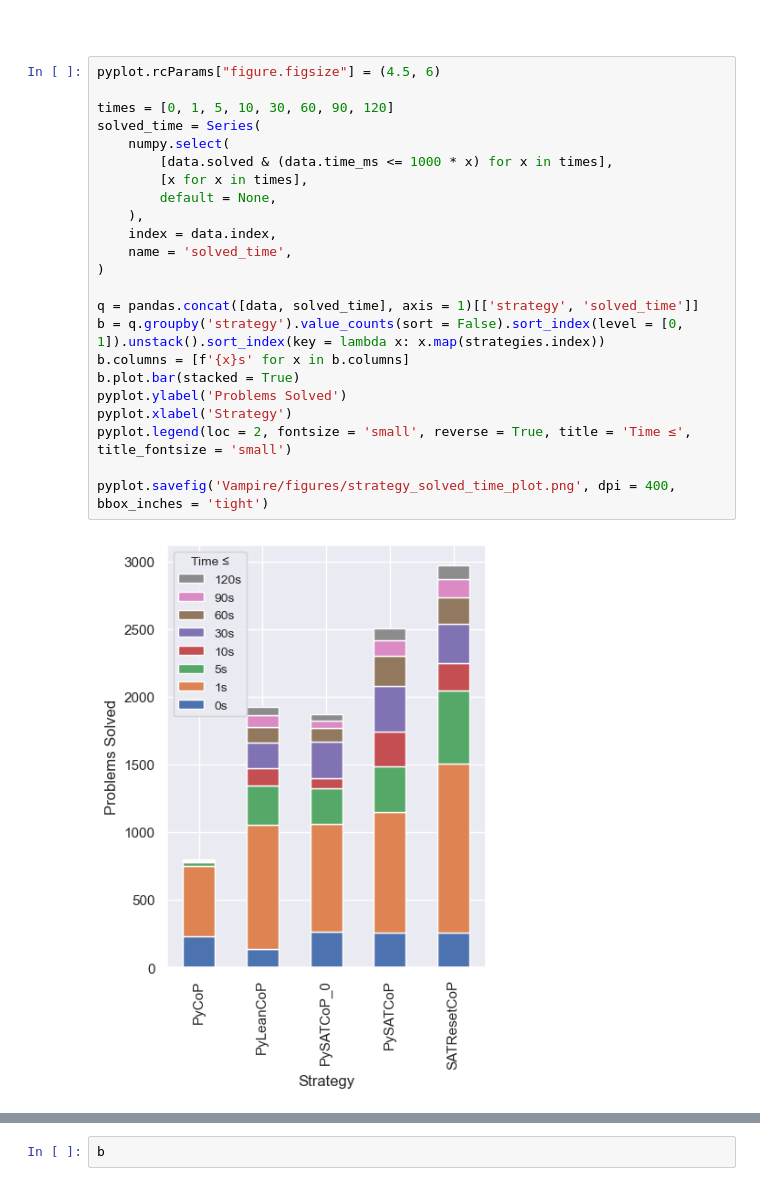
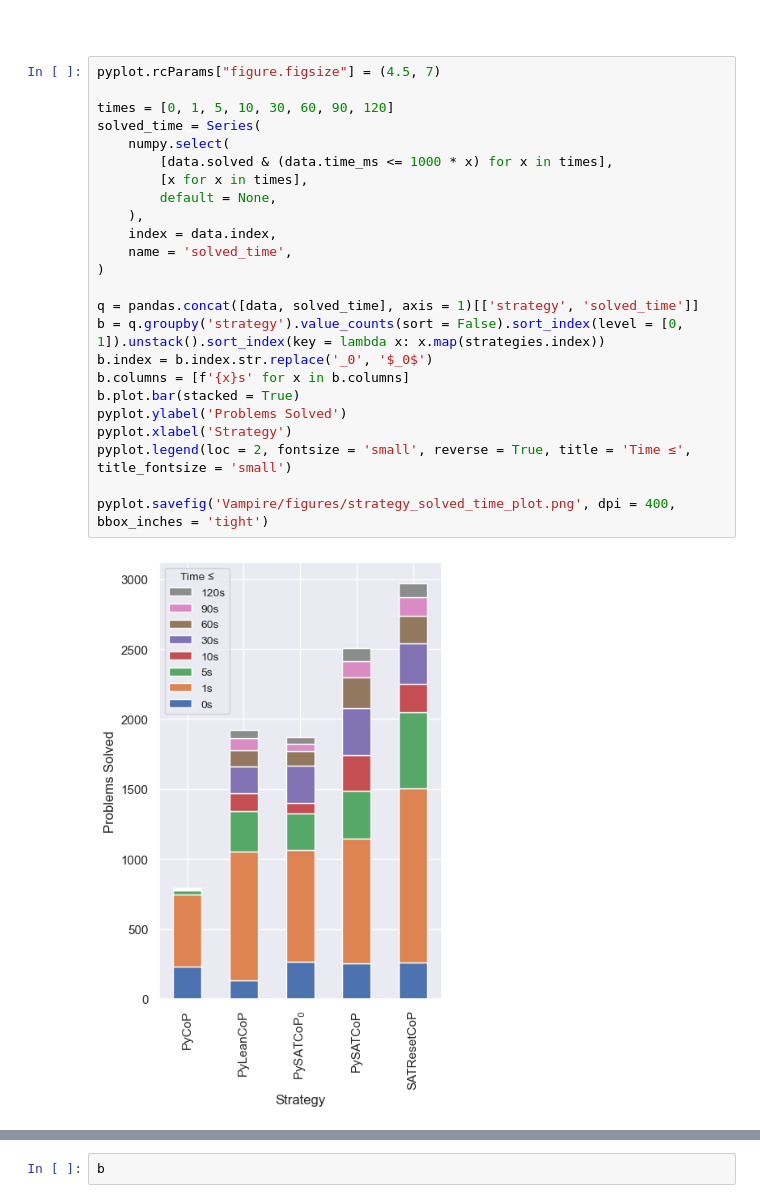
Before and after one commit to mfixman/connections, a Jupyter notebook: jupyter/Vampire.ipynb, the cells around one changed output, grey strips where cells are left out. Saved outputs shown, nothing was run; the diff lists cells and outputs as text.

```diff
--- a/jupyter/Vampire.ipynb
+++ b/jupyter/Vampire.ipynb
@@ -302,30 +302,31 @@ b
 # %% [markdown]
 #
 # %%
-pyplot.rcParams["figure.figsize"] = (4.5, 6)
+pyplot.rcParams["figure.figsize"] = (4.5, 7)
 
 times = [0, 1, 5, 10, 30, 60, 90, 120]
 solved_time = Series(
     numpy.select(
         [data.solved & (data.time_ms <= 1000 * x) for x in times],
         [x for x in times],
         default = None,
     ),
     index = data.index,
     name = 'solved_time',
 )
 
 q = pandas.concat([data, solved_time], axis = 1)[['strategy', 'solved_time']]
 b = q.groupby('strategy').value_counts(sort = False).sort_index(level = [0, 1]).unstack().sort_index(key = lambda x: x.map(strategies.index))
+b.index = b.index.str.replace('_0', '$_0$')
 b.columns = [f'{x}s' for x in b.columns]
 b.plot.bar(stacked = True)
 pyplot.ylabel('Problems Solved')
 pyplot.xlabel('Strategy')
 pyplot.legend(loc = 2, fontsize = 'small', reverse = True, title = 'Time ≤', title_fontsize = 'small')
 
 pyplot.savefig('Vampire/figures/strategy_solved_time_plot.png', dpi = 400, bbox_inches = 'tight')
 # %% [output]
-[figure, old version]
+[figure, new version]
 # %%
 times = [0, 32, 1000, 5000, 32000, 175000, 1000000]
 solved_time = Series(
```
Also changed, not shown: parts of 3 cells of this notebook, 5 other files.
